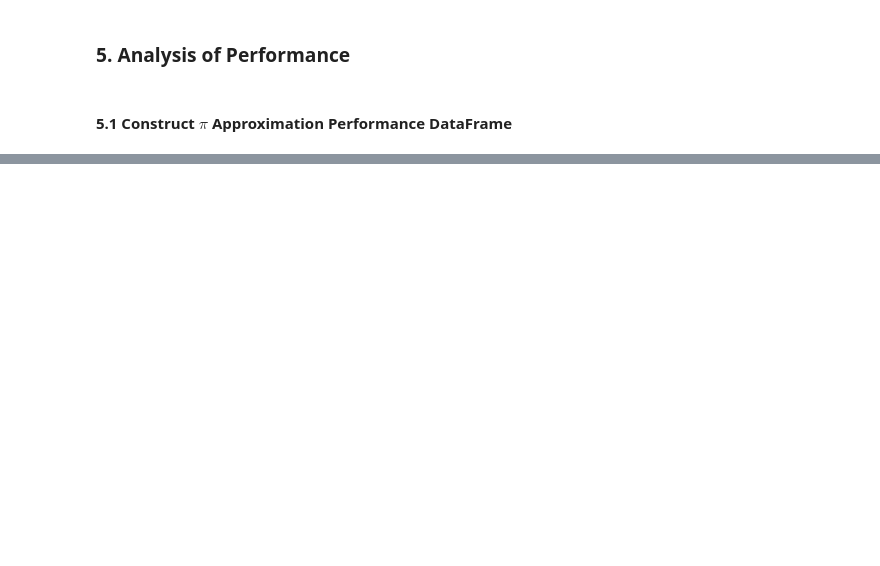
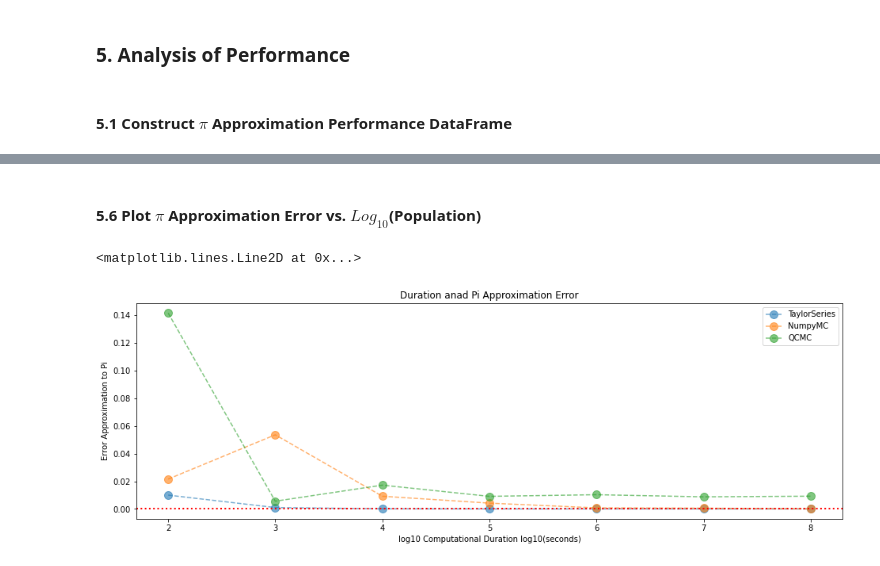
Before and after one commit to nipunjeetgujral/Approximate-Pi, a Jupyter notebook: Approximate Pi.ipynb, the cells around one changed output, grey strips where cells are left out. Saved outputs shown, nothing was run; the diff lists cells and outputs as text; code cells hidden in the pictures; blank space fills up the shorter version.

```diff
--- a/Approximate Pi.ipynb
+++ b/Approximate Pi.ipynb
@@ -471,0 +507,40 @@ plt.axhline(
+# %% [markdown]
+#### 5.6 Plot  $\pi$ Approximation Error vs. $Log_{10}$(Population)
+# %%
+fig, ax0 = plt.subplots()
+
+for algorithm in ['TaylorSeries', 'NumpyMC', 'QCMC']:
+    (
+        Performance_DataFrame
+        .query(f"method == '{algorithm}'")
+        .assign(
+            log_pop = lambda x: np.log10(x['population']),
+            log_duration = lambda x: np.log(x['duration']),
+            abs_error = lambda x: abs(x['error'])
+        )
+        .sort_values('log_pop')
+        .plot(
+            x = 'log_pop',
+            y = 'abs_error',
+            ax = ax0,
+            alpha = 0.6,
+            style = "o--",
+            markersize = 10,
+            xlabel = "log10 Computational Duration log10(seconds)",
+            ylabel = "Error Approximation to Pi",
+            title = "Duration anad Pi Approximation Error",
+            figsize = (16, 5),
+        )
+    )
+
+ax0.legend(['TaylorSeries', 'NumpyMC', 'QCMC'])
+plt.axhline(
+    y = 0,
+    xmin = 0, xmax = Performance_DataFrame.population.max(),
+    color = 'red',
+    linewidth = 2,
+    linestyle = 'dotted'
+)
+# %% [output]
+<matplotlib.lines.Line2D at 0x...>
+[figure, added]
```
Also changed, not shown: parts of 19 cells of this notebook.
